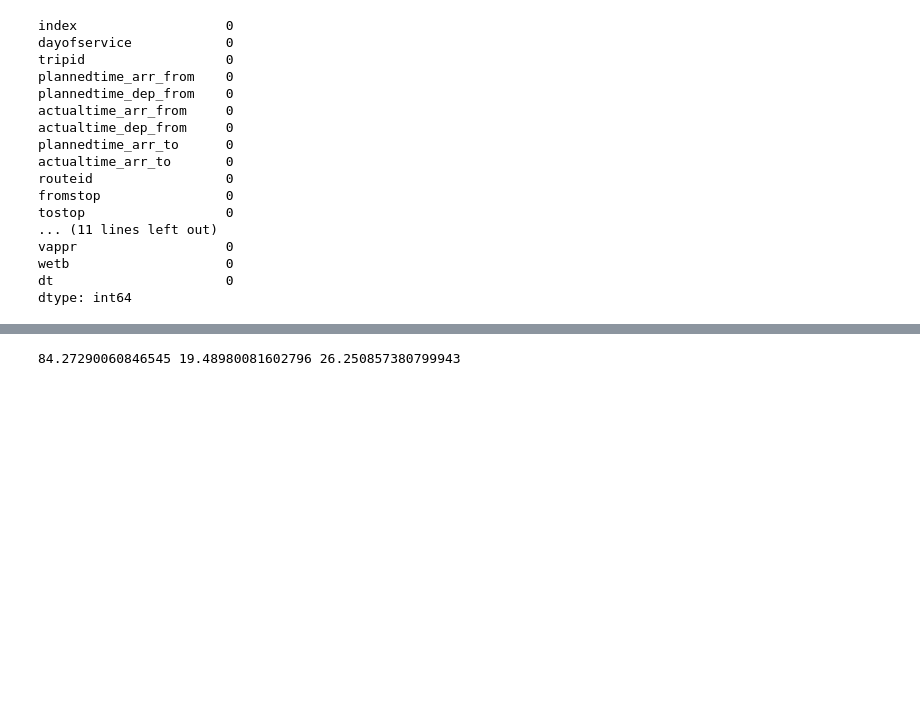
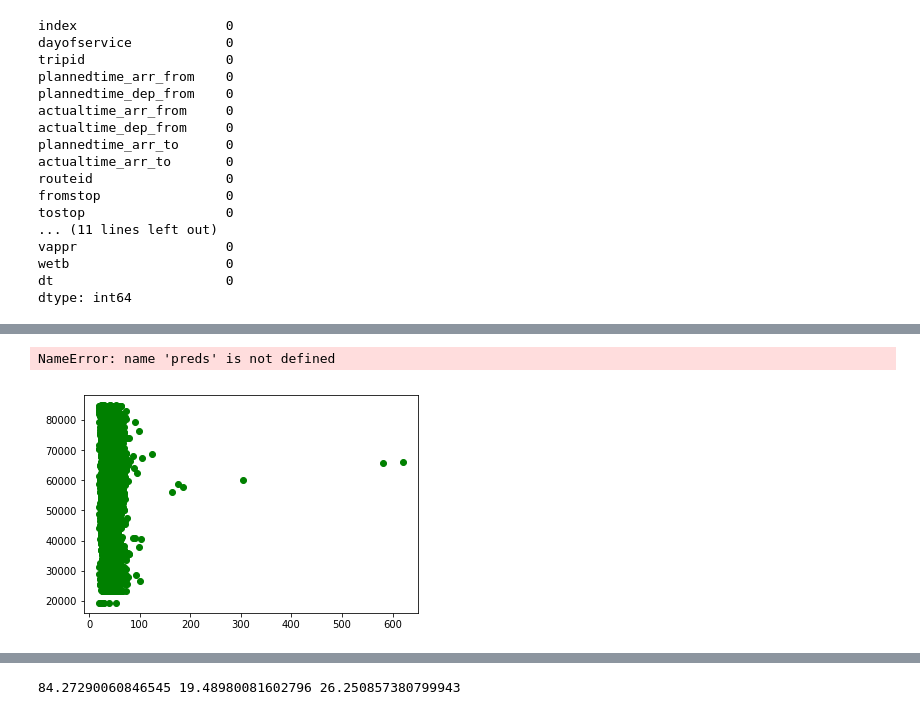
Before and after one commit to Manjunathsk92/dublinbikesanalysis, a Jupyter notebook: notebooks/Analyzing a single stop.ipynb, the cells around one changed output, grey strips where cells are left out. Drawn from its saved outputs; the diff is of its cells as text; code cells hidden in the pictures; blank space fills up the shorter version.

```diff
--- a/notebooks/Analyzing a single stop.ipynb
+++ b/notebooks/Analyzing a single stop.ipynb
@@ -360,0 +374,9 @@ df=random_stop_data()
+# %%
+from matplotlib import pyplot
+pyplot.scatter(df['traveltime'],df['actualtime_arr_from'],c='green')
+pyplot.plot (preds,train['actualtime_arr_from'])
+pyplot.gca().invert_yaxis()
+pyplot.show()
+# %% [output]
+NameError: name 'preds' is not defined
+[figure, added]
```
Also changed, not shown: parts of 13 cells of this notebook, 7 other files.
